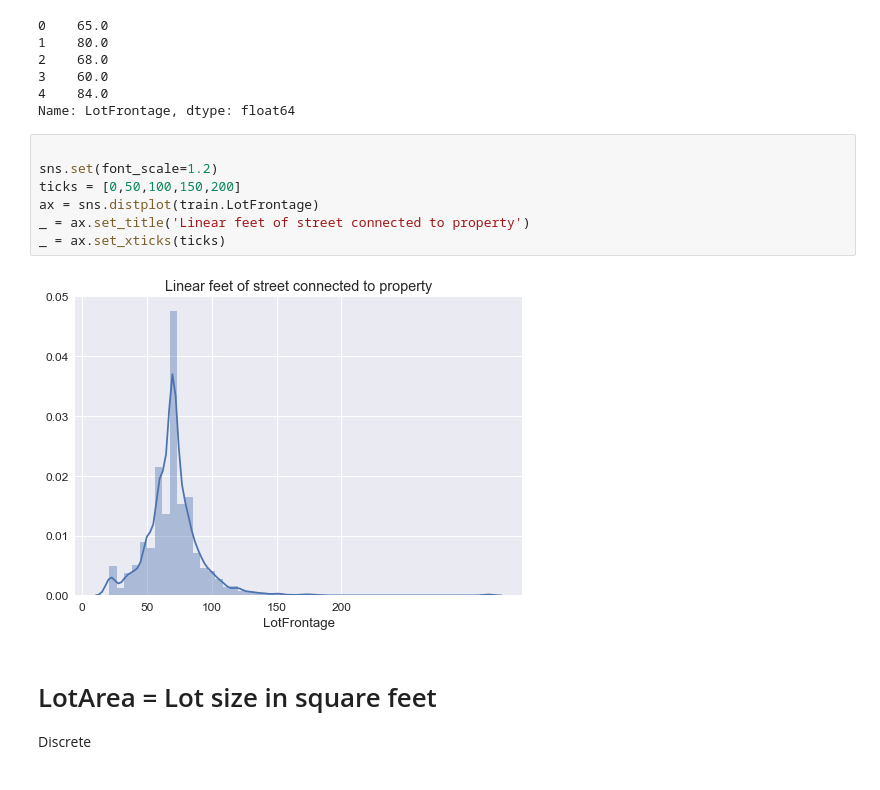
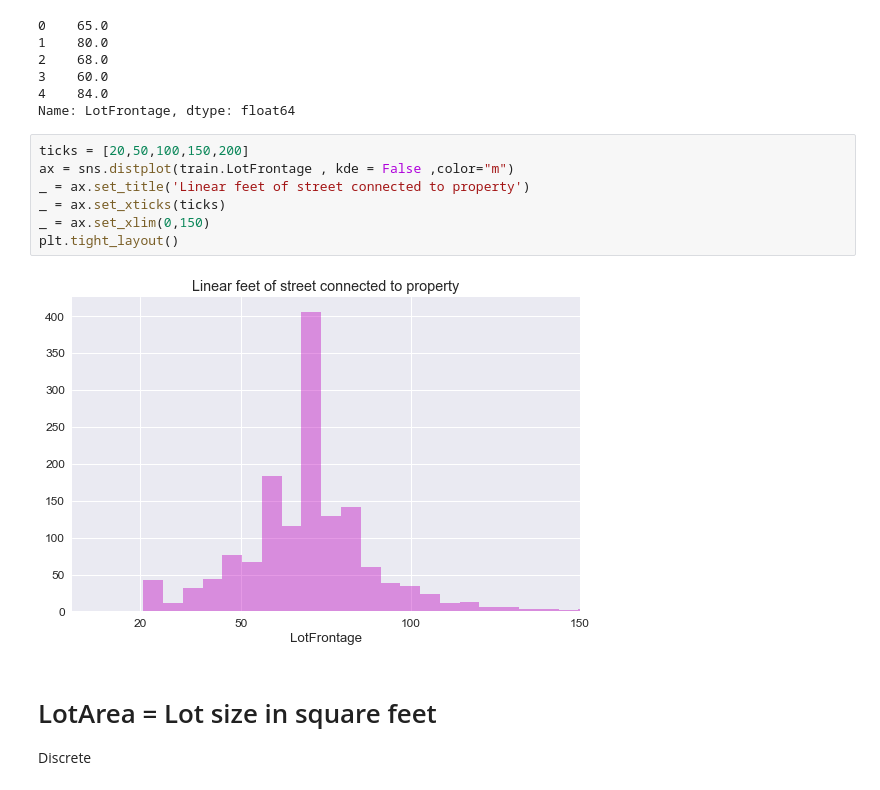
Before and after one commit to Salma-Bouzid/Data-Analytics, a Jupyter notebook: House Price EDA.ipynb, the cells around one changed output. Cells and saved outputs as stored; diff of their text form.

```diff
--- a/House Price EDA.ipynb
+++ b/House Price EDA.ipynb
@@ -57,14 +68,14 @@ train.LotFrontage.head()
 4    84.0
 Name: LotFrontage, dtype: float64
 # %%
-
-sns.set(font_scale=1.2)
-ticks = [0,50,100,150,200]
-ax = sns.distplot(train.LotFrontage)
+ticks = [20,50,100,150,200]
+ax = sns.distplot(train.LotFrontage , kde = False ,color="m")
 _ = ax.set_title('Linear feet of street connected to property')
 _ = ax.set_xticks(ticks)
+_ = ax.set_xlim(0,150)
+plt.tight_layout()
 # %% [output]
-[figure, old version]
+[figure, new version]
 # %% [markdown]
 # LotArea =  Lot size in square feet
 Discrete
```
Also changed, not shown: parts of 30 cells of this notebook.
